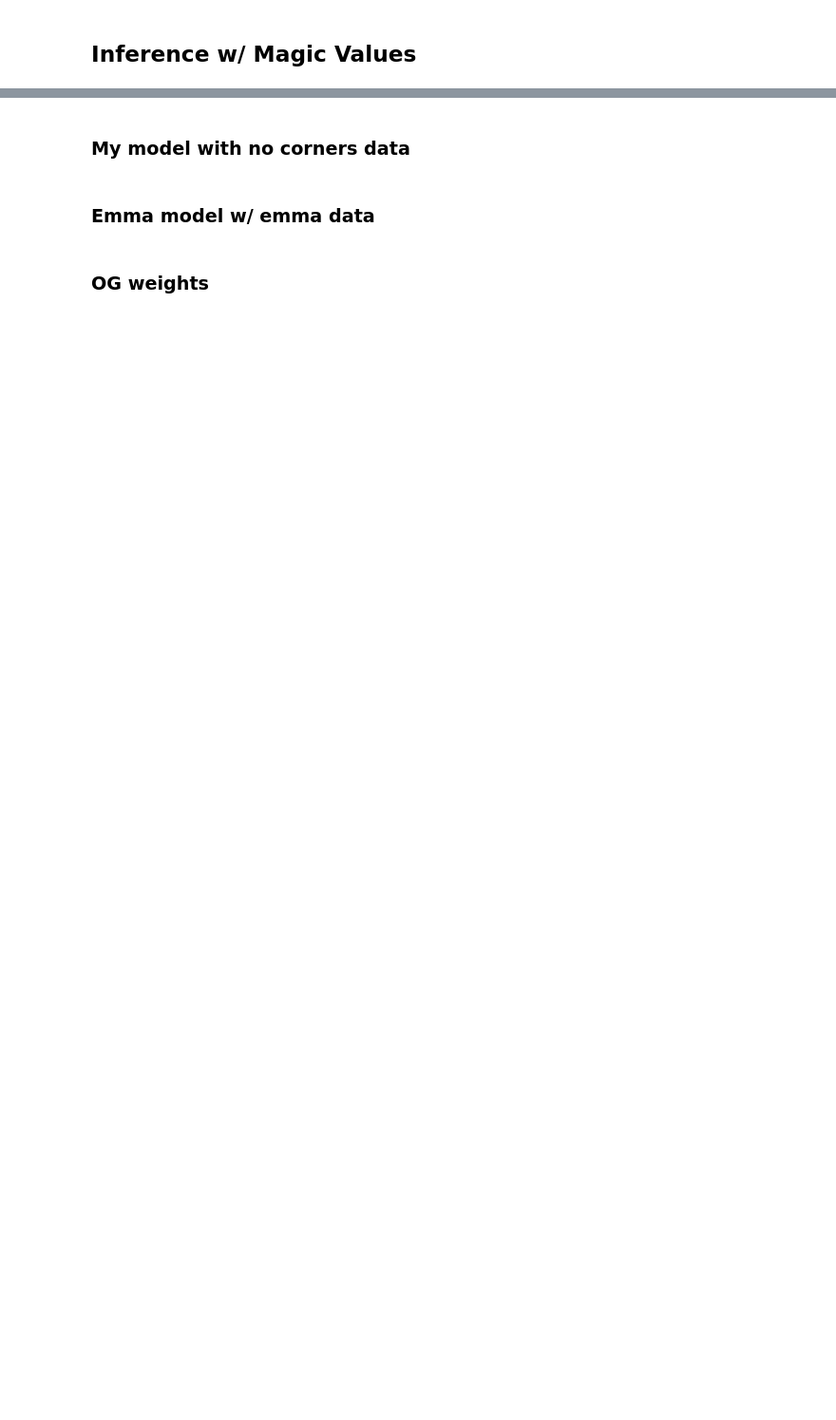
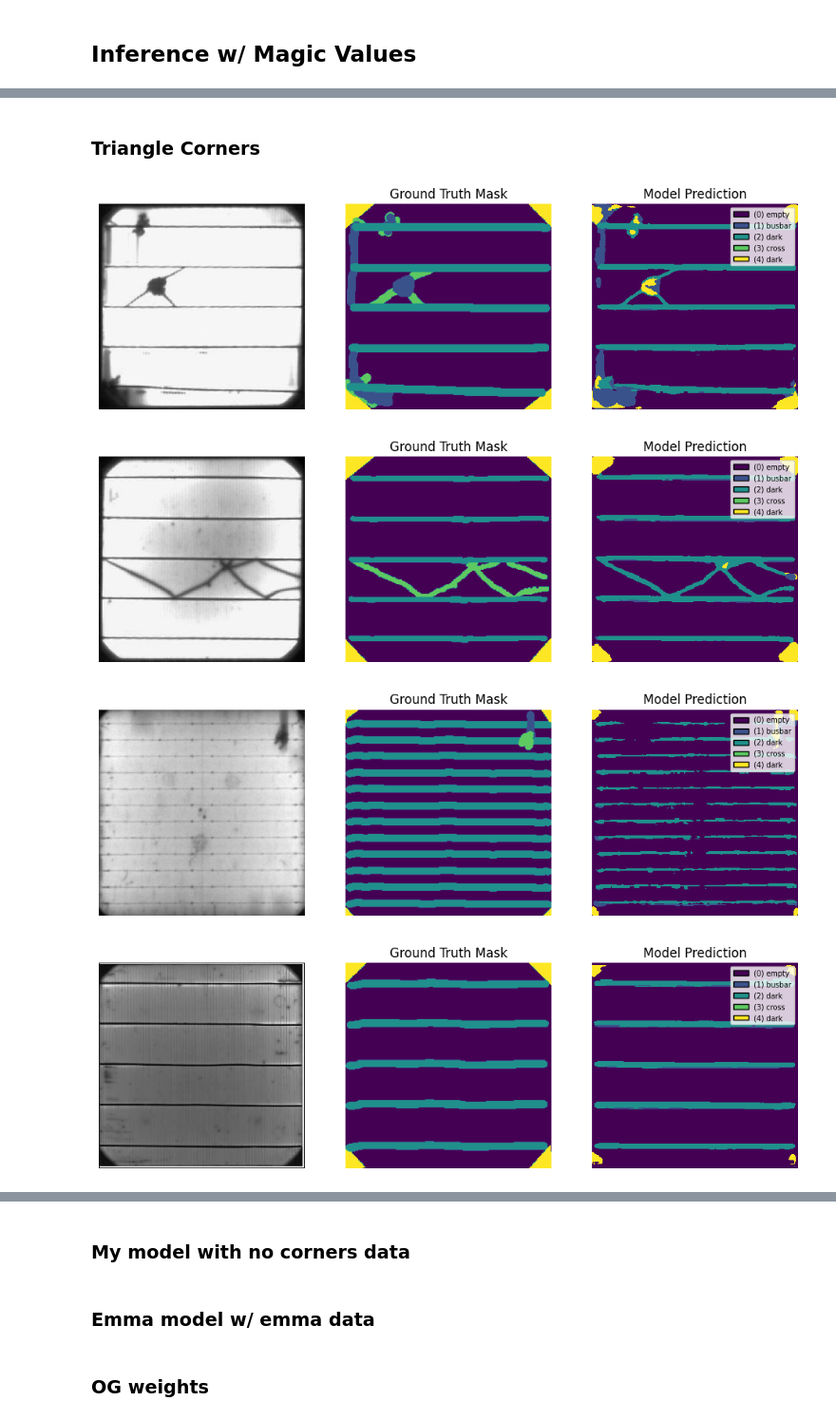
Before and after one commit to sandialabs/pvcracks, a Jupyter notebook: retrain/testing/ojas_test_visualize_results.ipynb, the cells around one changed output, grey strips where cells are left out. Shown at 95% size. Drawn from its saved outputs; the diff is of its cells as text; code cells hidden in the pictures; blank space fills up the shorter version.

```diff
--- a/retrain/testing/ojas_test_visualize_results.ipynb
+++ b/retrain/testing/ojas_test_visualize_results.ipynb
@@ -95,0 +153,20 @@ def inference_and_show(idx, root, weight_path, batch_size=1, retrained=False, la
+# %% [markdown]
+### Triangle Corners
+# %%
+category_mapping = {0: "empty", 1: "busbar", 2: "dark", 3: "cross", 4: "dark"}
+# my model
+root = Path("/Users/ojas/Desktop/saj/SANDIA/pvcracks_data/CornersIHDEANE/")
+weight_path = "/Users/ojas/Desktop/saj/SANDIA/pvcracks_data/CornersIHDEANE/checkpoints/retrain_corners_checkpoint3/epoch_30/model.pt"
+
+inference_and_show(2, root, weight_path)
+inference_and_show(4, root, weight_path)
+inference_and_show(7, root, weight_path)
+inference_and_show(18, root, weight_path)
+inference_and_show(30, root, weight_path)
+inference_and_show(40, root, weight_path)
+inference_and_show(50, root, weight_path)
+# %% [output]
+[figure, added]
+[figure, added]
+[figure, added]
+[figure, added]
```
Also changed, not shown: parts of 13 cells of this notebook, 9 other files.
